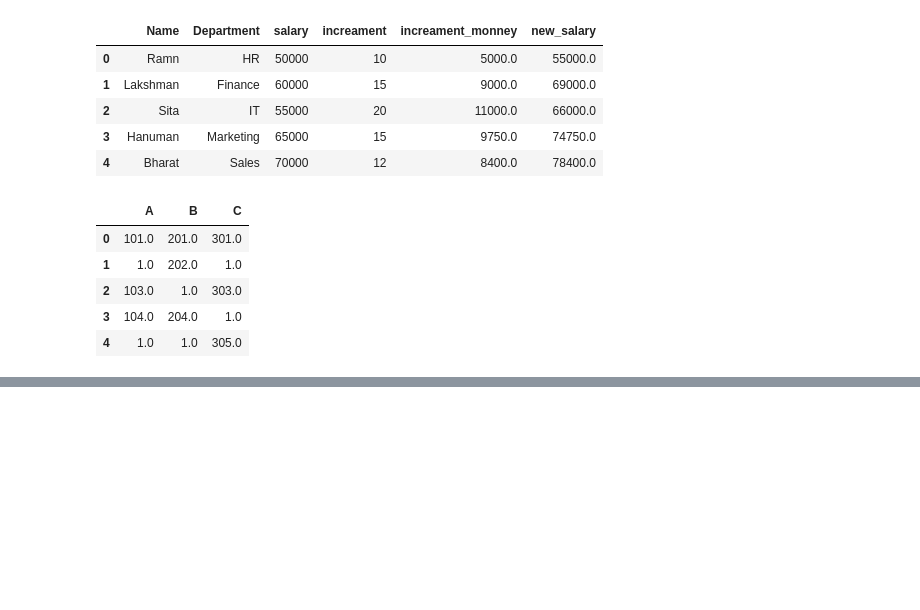
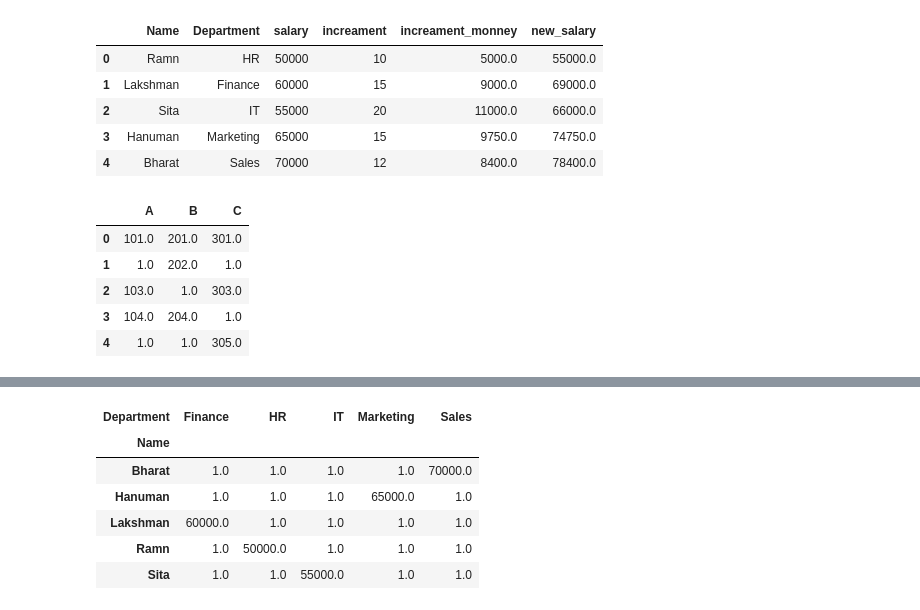
Before and after one commit to helloharendra/Python-DS-AI-11-AM-12-30PM, a Jupyter notebook: roshan/analytics/day27.ipynb, the cells around one changed output, grey strips where cells are left out. Cells and saved outputs as stored; diff of their text form; code cells hidden in the pictures; blank space fills up the shorter version.

```diff
--- a/roshan/analytics/day27.ipynb
+++ b/roshan/analytics/day27.ipynb
@@ -372,0 +393,12 @@ pd.read_csv("cleaned_data.csv")
+# %%
+filling = pivot.fillna(1)
+# %%
+filling
+# %% [output]
+| Department | Finance | HR | IT | Marketing | Sales |
+| Name |  |  |  |  |  |
+| Bharat | 1.0 | 1.0 | 1.0 | 1.0 | 70000.0 |
+| Hanuman | 1.0 | 1.0 | 1.0 | 65000.0 | 1.0 |
+| Lakshman | 60000.0 | 1.0 | 1.0 | 1.0 | 1.0 |
+| Ramn | 1.0 | 50000.0 | 1.0 | 1.0 | 1.0 |
+| Sita | 1.0 | 1.0 | 55000.0 | 1.0 | 1.0 |
```
Also changed, not shown: parts of 6 cells of this notebook.
